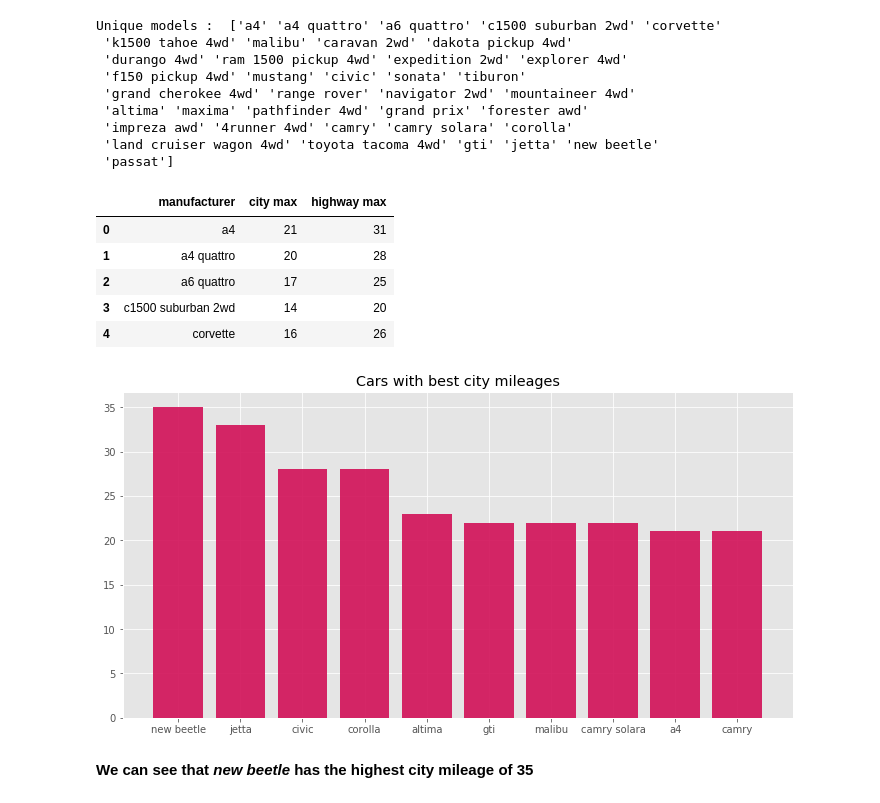
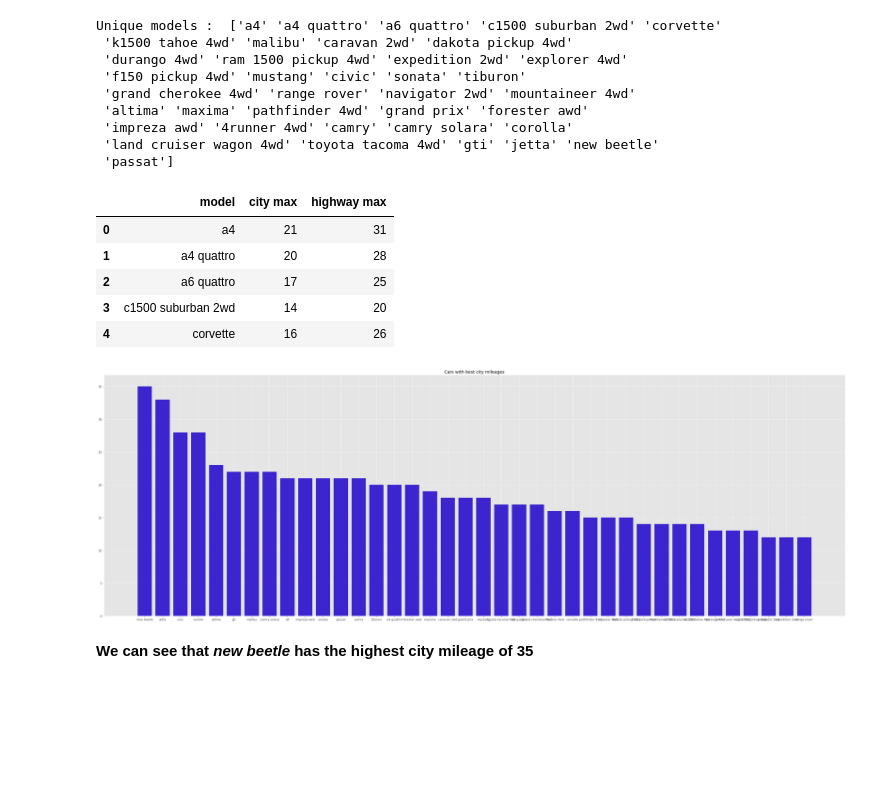
Before and after one commit to anish2197/data-analystics, a Jupyter notebook: Day 2.ipynb, the cells around one changed output. Saved outputs shown, nothing was run; the diff lists cells and outputs as text; code cells hidden in the pictures; blank space fills up the shorter version.

```diff
--- a/Day 2.ipynb
+++ b/Day 2.ipynb
@@ -82,24 +84,27 @@ plt.show()
 ## 2. Find out which model gives the best city and highway mileage
 # %%
 x = df["model"].unique()
+
+
 print("Unique models : ", x)
-df2 = pd.DataFrame(columns=["manufacturer","city max", "highway max"])
+
+df2 = pd.DataFrame(columns=["model","city max", "highway max"])
+
 for car in x:
     maxCity = 0
     maxHighway = 0
 
-    for i in range(234):
+    for i in range(len(df)):
         if df["model"].iloc[i] == car:
             if df["cty"].iloc[i] > maxCity:
                 maxCity = df["cty"].iloc[i]
 
-    for i in range(234):
-        if df["model"].iloc[i] == car:
             if df["hwy"].iloc[i] > maxHighway:
                 maxHighway = df["hwy"].iloc[i]
 
 
-    df2 = df2.append({"manufacturer":car, "city max":maxCity, "highway max":maxHighway},ignore_index=True)
+
+    df2 = df2.append({"model":car, "city max":maxCity, "highway max":maxHighway},ignore_index=True)
 # %% [output]
 Unique models :  ['a4' 'a4 quattro' 'a6 quattro' 'c1500 suburban 2wd' 'corvette'
  'k1500 tahoe 4wd' 'malibu' 'caravan 2wd' 'dakota pickup 4wd'
@@ -113,7 +118,7 @@ Unique models :  ['a4' 'a4 quattro' 'a6 quattro' 'c1500 suburban 2wd' 'corvette'
 # %%
 df2.head()
 # %% [output]
-|  | manufacturer | city max | highway max |
+|  | model | city max | highway max |
 | 0 | a4 | 21 | 31 |
 | 1 | a4 quattro | 20 | 28 |
 | 2 | a6 quattro | 17 | 25 |
@@ -122,15 +127,15 @@ df2.head()
 # %%
 color = (np.random.random(),np.random.random(),np.random.random(),np.random.uniform(0.9,0.99))
 plt.style.use("ggplot")
 df2 = df2.sort_values(by=["city max"], ascending=False)    #Referred to pandas docs for sort_values syntax
-dfTemp = df2[0:10]   #View only top 10 results
+dfTemp = df2   #View only top 10 results
 
-plt.figure(figsize=(12,6))
+plt.figure(figsize=(45,15))
 plt.title("Cars with best city mileages")
-plt.bar(dfTemp["manufacturer"], dfTemp["city max"], color=color)
+plt.bar(dfTemp["model"], dfTemp["city max"], color=color)
 plt.show()
 # %% [output]
-[figure, old version]
+[figure, new version]
 # %% [markdown]
 **We can see that *new beetle* has the highest city mileage of 35**
 # %%
```
Also changed, not shown: parts of 6 cells of this notebook, 5 other files.
